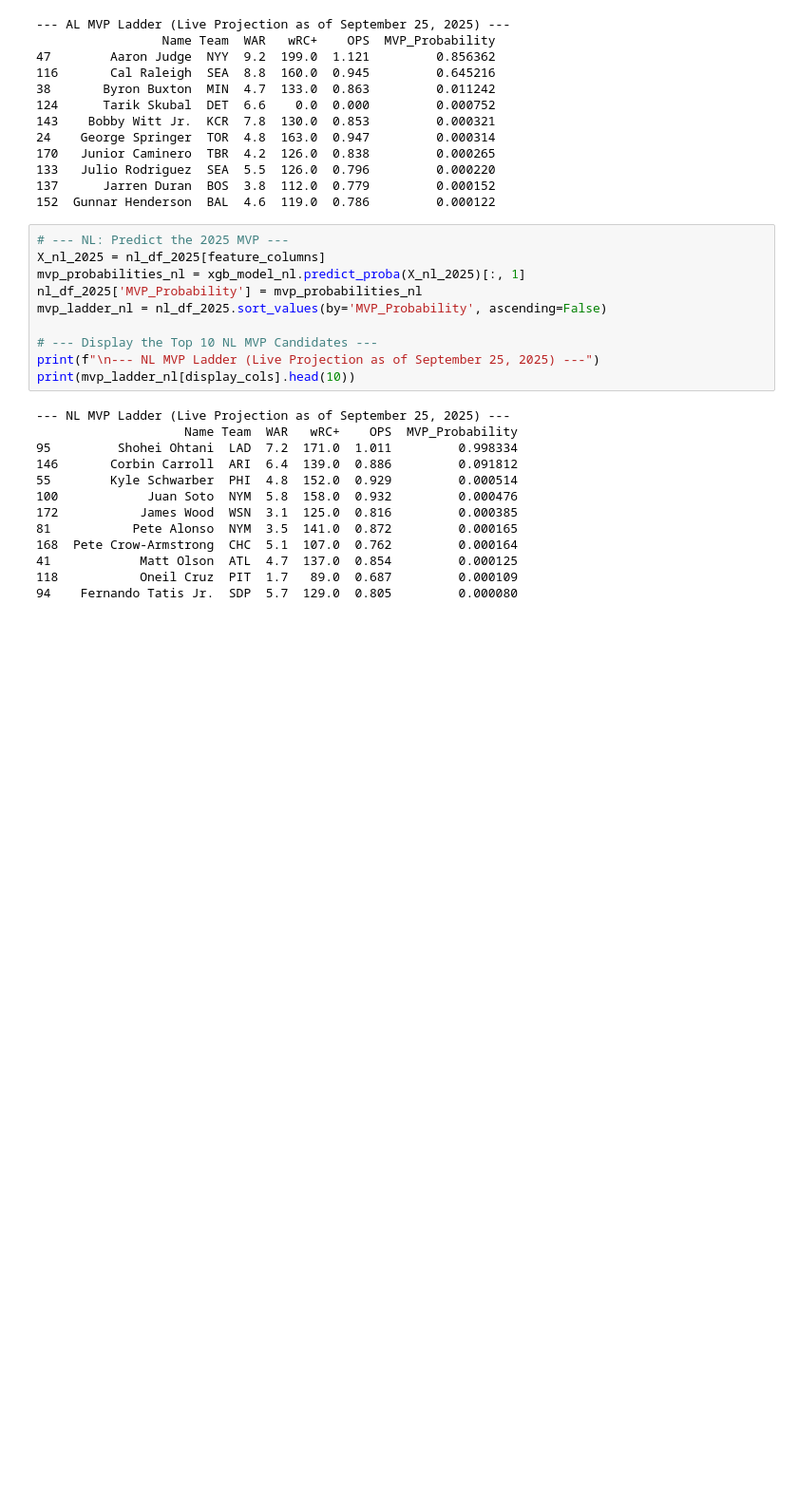
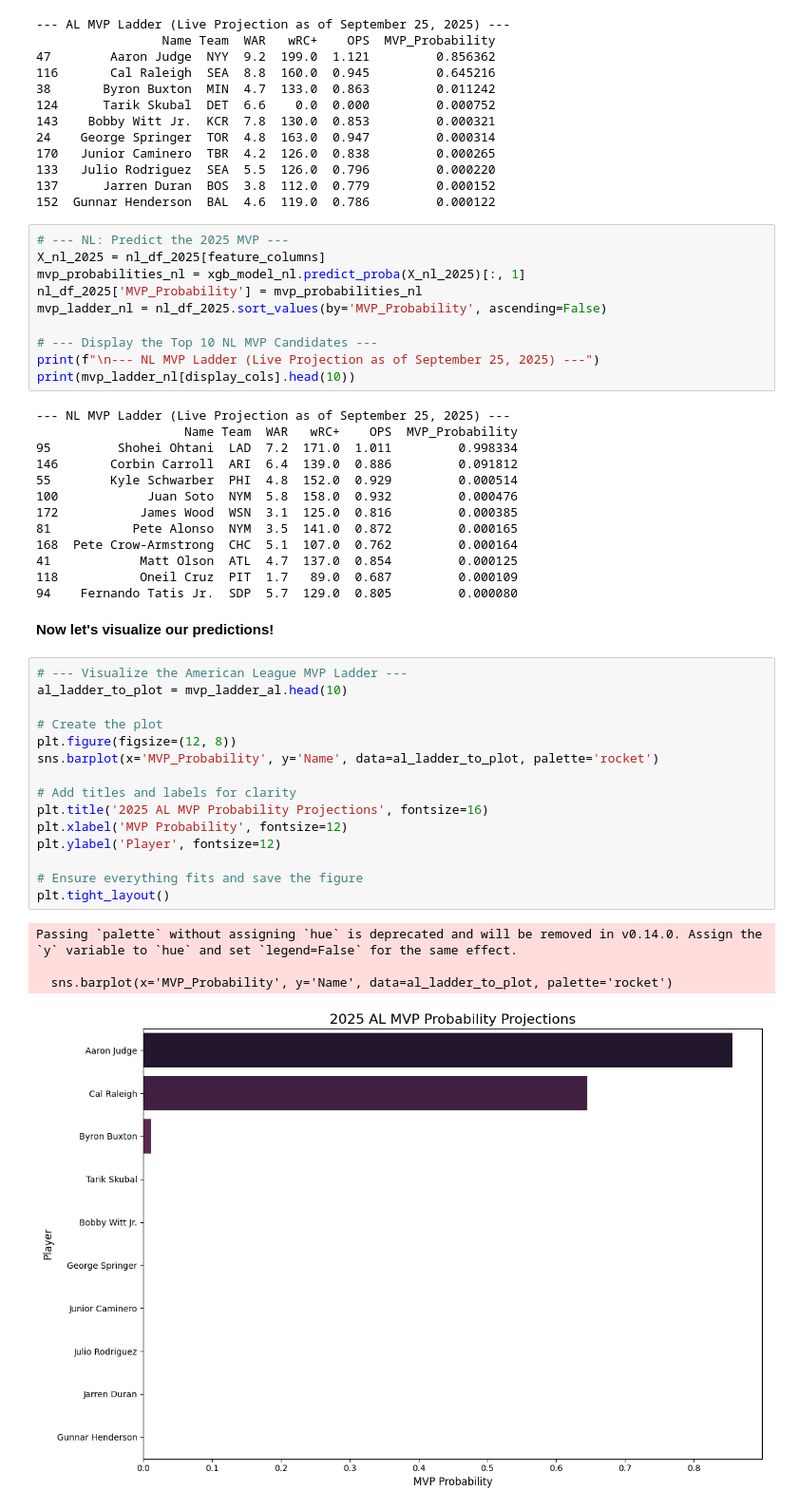
Before and after one commit to owenokeeffe/MVP_Predict, a Jupyter notebook: 03-modeling.ipynb, the cells around one changed output. Shown: that part at 95% size. Drawn from its saved outputs; the diff is of its cells as text; blank space fills up the shorter version.

```diff
--- a/03-modeling.ipynb
+++ b/03-modeling.ipynb
@@ -208,3 +210,25 @@ print(mvp_ladder_nl[display_cols].head(10))
 41            Matt Olson  ATL  4.7  137.0  0.854         0.000125
 118           Oneil Cruz  PIT  1.7   89.0  0.687         0.000109
 94    Fernando Tatis Jr.  SDP  5.7  129.0  0.805         0.000080
+# %% [markdown]
+**Now let's visualize our predictions!**
+# %%
+# --- Visualize the American League MVP Ladder ---
+al_ladder_to_plot = mvp_ladder_al.head(10)
+
+# Create the plot
+plt.figure(figsize=(12, 8))
+sns.barplot(x='MVP_Probability', y='Name', data=al_ladder_to_plot, palette='rocket')
+
+# Add titles and labels for clarity
+plt.title('2025 AL MVP Probability Projections', fontsize=16)
+plt.xlabel('MVP Probability', fontsize=12)
+plt.ylabel('Player', fontsize=12)
+
+# Ensure everything fits and save the figure
+plt.tight_layout()
+# %% [output]
+Passing `palette` without assigning `hue` is deprecated and will be removed in v0.14.0. Assign the `y` variable to `hue` and set `legend=False` for the same effect.
+
+  sns.barplot(x='MVP_Probability', y='Name', data=al_ladder_to_plot, palette='rocket')
+[figure, added]
```
Also changed, not shown: parts of 2 cells of this notebook.
